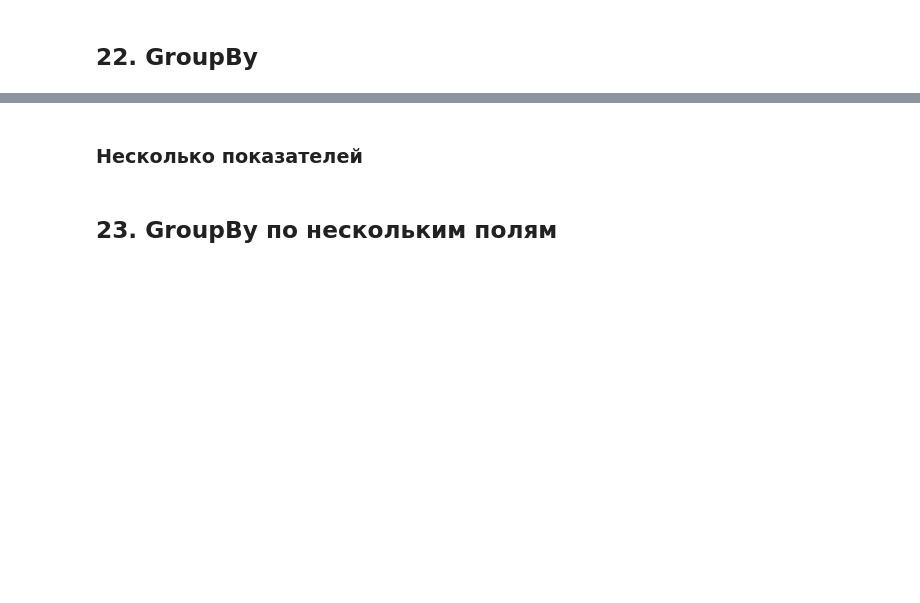
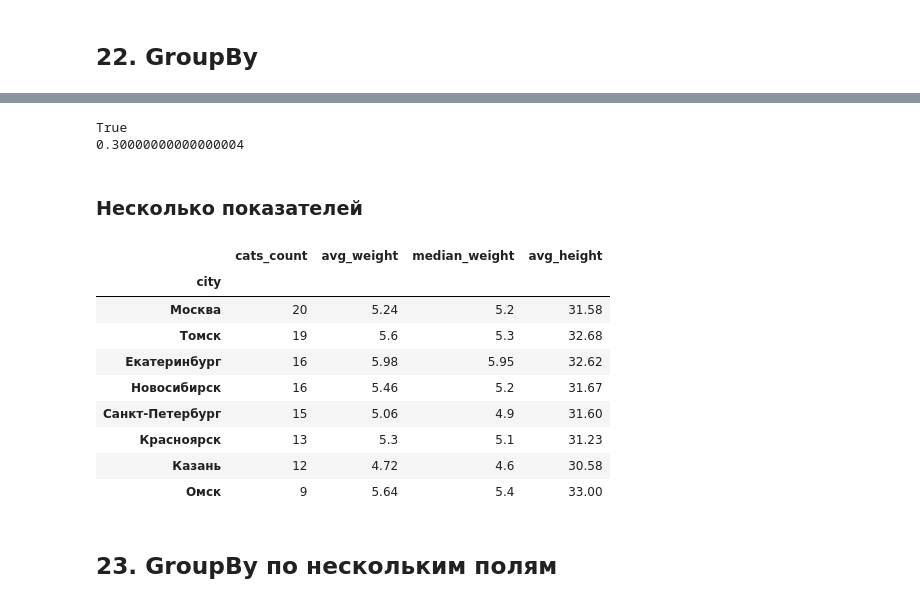
Before and after one commit to golubnichiy/bigdata_26_08, a Jupyter notebook: pandas_1_base.ipynb, the cells around one changed output, grey strips where cells are left out. Drawn from its saved outputs; the diff is of its cells as text; code cells hidden in the pictures; blank space fills up the shorter version.

```diff
--- a/pandas_1_base.ipynb
+++ b/pandas_1_base.ipynb
@@ -483,0 +659,4 @@ Name: count, dtype: int64
+# %%
+cats_clean["is_large"] = cats_clean['weight_kg'] >= 6
+
+cats_clean[['is_large', 'weight_kg']]
@@ -484,2 +677,9 @@ Name: count, dtype: int64
 # %% [markdown]
 ## 17. map()
+# %%
+cats_clean['sex_code'] = cats_clean['sex'].map({
+    'кот':'M',
+    'кошка': 'F'
+})
+
+cats_clean[['sex', 'sex_code']]
@@ -502,4 +804,36 @@ Name: count, dtype: int64
+# %%
+print(0.1 + 0.1 == 0.2)
+print(0.1+0.1+0.1)
+# %% [output]
+True
+0.30000000000000004
 # %% [markdown]
 ### Несколько показателей
+# %%
+city_stats = (
+    cats_clean
+    .groupby('city')
+    .agg(
+        cats_count = ('cat_id', 'count'),
+        avg_weight = ('weight_kg', 'mean'),
+        median_weight = ('weight_kg', 'median'),
+        avg_height = ('height_cm', 'mean'),
+    )
+    .round(2)
+    .sort_values('cats_count', ascending=False)
+)
+
+city_stats
+# %% [output]
+|  | cats_count | avg_weight | median_weight | avg_height |
+| city |  |  |  |  |
+| Москва | 20 | 5.24 | 5.2 | 31.58 |
+| Томск | 19 | 5.6 | 5.3 | 32.68 |
+| Екатеринбург | 16 | 5.98 | 5.95 | 32.62 |
+| Новосибирск | 16 | 5.46 | 5.2 | 31.67 |
+| Санкт-Петербург | 15 | 5.06 | 4.9 | 31.60 |
+| Красноярск | 13 | 5.3 | 5.1 | 31.23 |
+| Казань | 12 | 4.72 | 4.6 | 30.58 |
+| Омск | 9 | 5.64 | 5.4 | 33.00 |
 # %% [markdown]
 ## 23. GroupBy по нескольким полям
```
Also changed, not shown: parts of 28 cells of this notebook.
